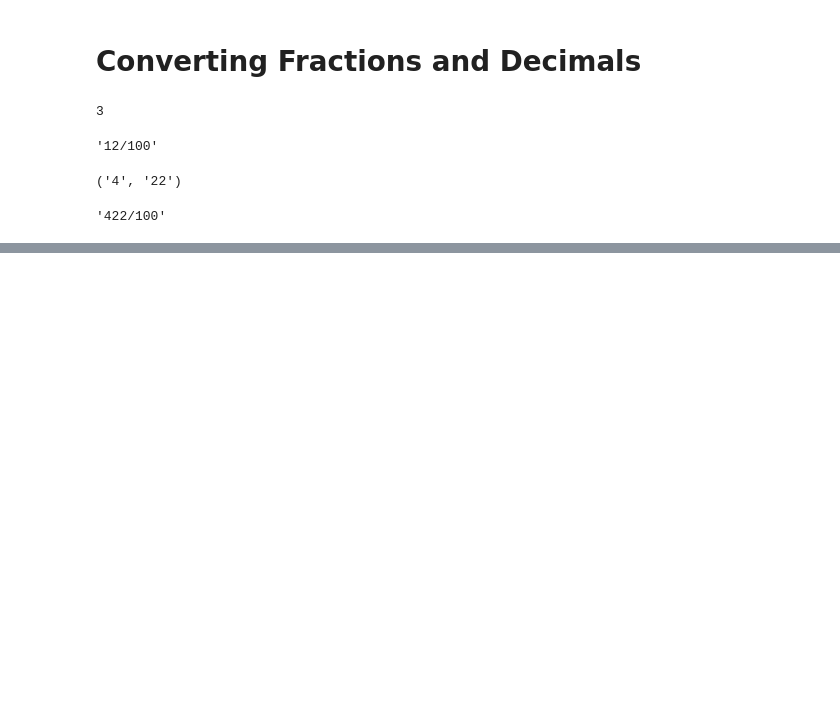
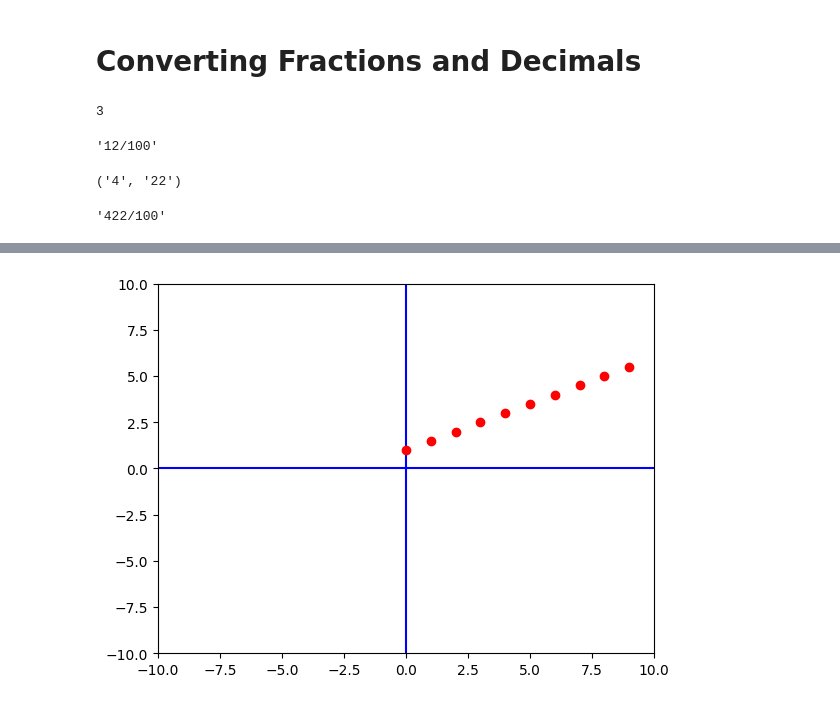
Before and after one commit to nsikakabasieumoh/CAWP, a Jupyter notebook: Lessons.ipynb, the cells around one changed output, grey strips where cells are left out. Saved outputs shown, nothing was run; the diff lists cells and outputs as text; code cells hidden in the pictures; blank space fills up the shorter version.

```diff
--- a/Lessons.ipynb
+++ b/Lessons.ipynb
@@ -127,0 +130,4 @@ fraction
+# %%
+for x in range(11):
+    y = 4*x + 3
+    print(x, '\t', y)
@@ -127,0 +186,14 @@ fraction
+# %%
+# Plot multiple dots
+fig, ax = plt.subplots()
+plt.axis([xmin, xmax, ymin, ymax])
+plt.plot([xmin, xmax], [0,0], 'b')  # 'b' is for blue
+plt.plot([0,0], [ymin, ymax], 'b')
+
+for x in range(10):
+    y = 0.5*x + 1
+    plt.plot([x], [y], 'ro')  # 'ro' is for red dot
+
+plt.show()
+# %% [output]
+[figure, added]
```
Also changed, not shown: parts of 13 cells of this notebook.
